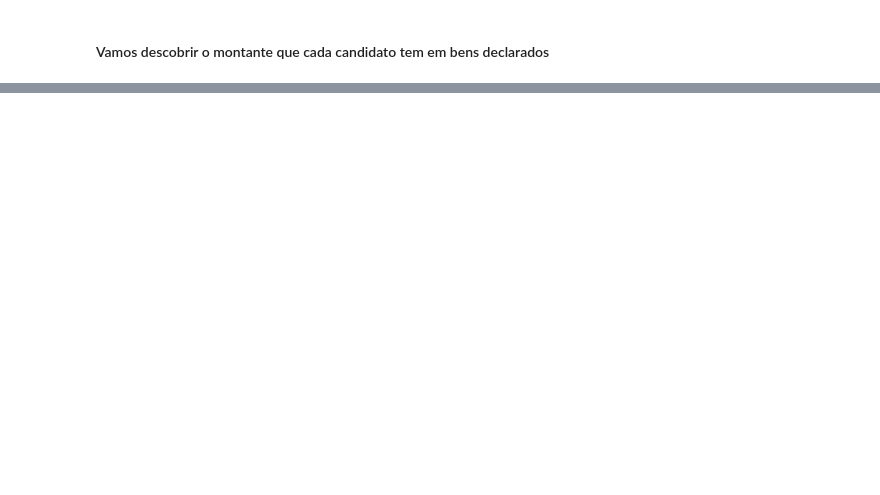
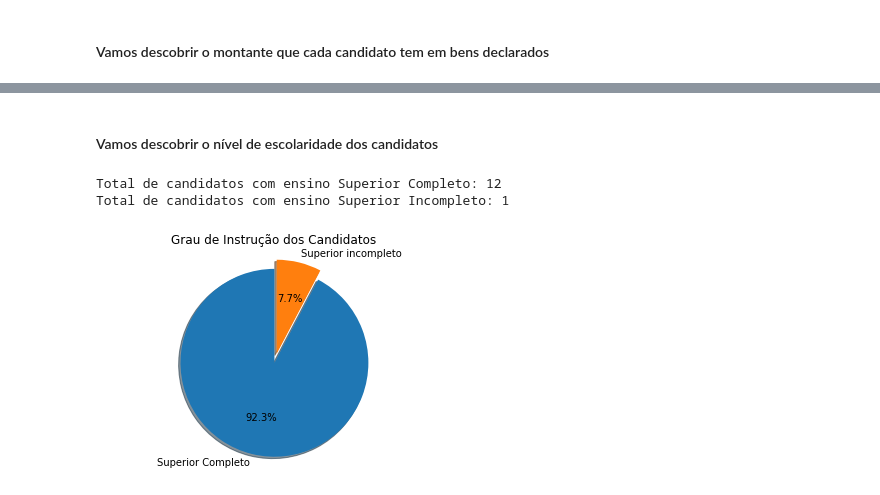
Before and after one commit to jcpsantos/teste_eleicoes_2018, a Jupyter notebook: candidatos_2018.ipynb, the cells around one changed output, grey strips where cells are left out. Drawn from its saved outputs; the diff is of its cells as text; code cells hidden in the pictures; blank space fills up the shorter version.

```diff
--- a/candidatos_2018.ipynb
+++ b/candidatos_2018.ipynb
@@ -526,0 +745,29 @@ bens_ciro_gomes.shape[0] - 1
+# %% [markdown]
+<h4>Vamos descobrir o nível de escolaridade dos candidatos</h4>
+# %%
+#Buscando o total de sobreviventes
+superior_completo = presidente_apto.query('ds_grau_instrucao == "SUPERIOR COMPLETO"')
+
+#Buscando o total de não sobreviventes
+superior_incompleto = presidente_apto.query('ds_grau_instrucao == "SUPERIOR INCOMPLETO"')
+
+print("Total de candidatos com ensino Superior Completo: {}".format(superior_completo.shape[0]))
+print("Total de candidatos com ensino Superior Incompleto: {}".format(superior_incompleto.shape[0]))
+# %% [output]
+Total de candidatos com ensino Superior Completo: 12
+Total de candidatos com ensino Superior Incompleto: 1
+# %%
+labels = 'Superior Completo', 'Superior incompleto'
+total_class = [superior_completo.shape[0], superior_incompleto.shape[0]]
+explode = (0, 0.1)
+
+fig1, ax1 = plt.subplots()
+
+ax1.pie(total_class, explode=explode, labels=labels, autopct='%1.1f%%',
+        shadow=True, startangle=90)
+ax1.axis('equal')
+ax1.set_title('Grau de Instrução dos Candidatos')
+
+plt.show()
+# %% [output]
+[figure, added]
```
Also changed, not shown: parts of 21 cells of this notebook.
